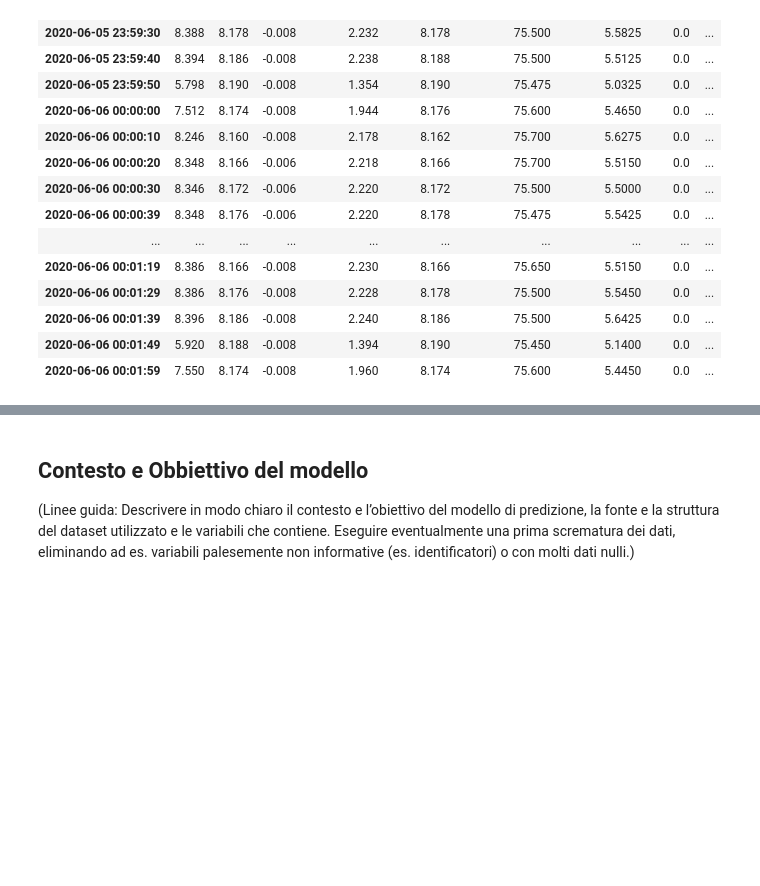
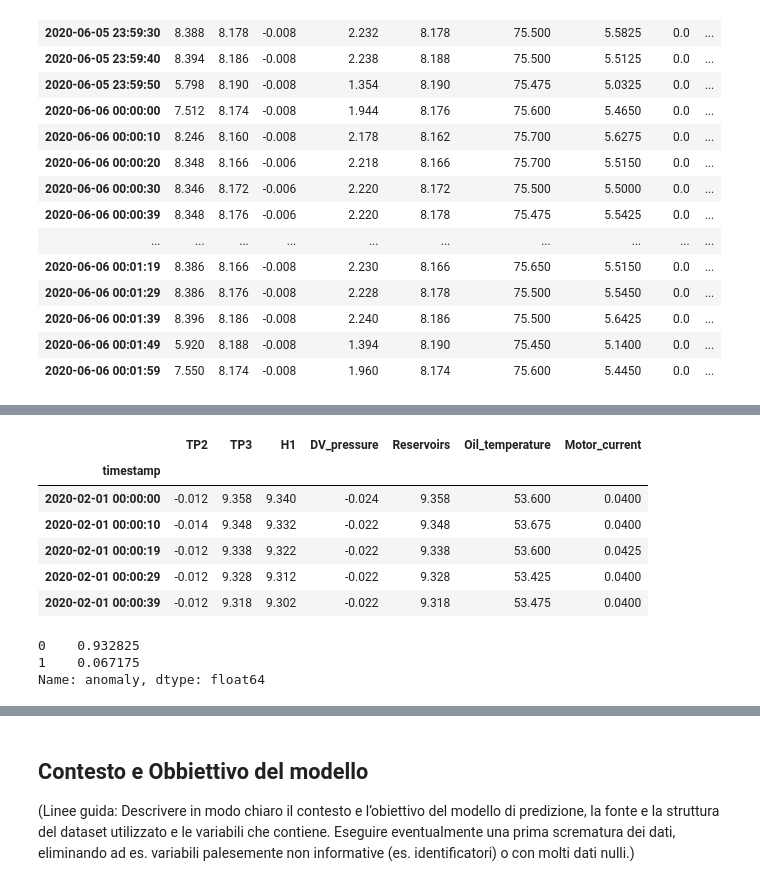
Before and after one commit to AlessandroSciarrillo/DIA-project, a Jupyter notebook: test_metro3.ipynb, the cells around one changed output, grey strips where cells are left out. Cells and saved outputs as stored; diff of their text form; code cells hidden in the pictures; blank space fills up the shorter version.

```diff
--- a/test_metro3.ipynb
+++ b/test_metro3.ipynb
@@ -152,3 +105,62 @@ Name: anomaly, Length: 8657, dtype: int64
+# %%
+all_features = {
+    "TP2": tp2,
+    "TP3": dataset["TP3"],
+    "H1": dataset["H1"],
+    "DV_pressure": dataset["DV_pressure"],
+    "Reservoirs": dataset["Reservoirs"],
+    "Oil_temperature": dataset["Oil_temperature"],
+    "Motor_current": dataset["Motor_current"],
+
+    "COMP": dataset["COMP"].astype(np.uint8),
+    "DV_eletric": dataset["DV_eletric"].astype(np.uint8),
+    "Towers": dataset["Towers"].astype(np.uint8),
+    "MPG": dataset["MPG"].astype(np.uint8),
+    "LPS": dataset["LPS"].astype(np.uint8),
+    "Pressure_switch": dataset["Pressure_switch"].astype(np.uint8),
+    "Oil_level": dataset["Oil_level"].astype(np.uint8),
+    "Caudal_impulses": dataset["Caudal_impulses"].astype(np.uint8),
+}
+
+analog_features = {
+    "TP2": tp2,
+    "TP3": dataset["TP3"],
+    "H1": dataset["H1"],
+    "DV_pressure": dataset["DV_pressure"],
+    "Reservoirs": dataset["Reservoirs"],
+    "Oil_temperature": dataset["Oil_temperature"],
+    "Motor_current": dataset["Motor_current"],
+}
+X = pd.DataFrame(analog_features)
+
+y = dataset["anomaly"].astype(np.uint8)
+
+X.head(5)
+# %% [output]
+|  | TP2 | TP3 | H1 | DV_pressure | Reservoirs | Oil_temperature | Motor_current |
+| timestamp |  |  |  |  |  |  |  |
+| 2020-02-01 00:00:00 | -0.012 | 9.358 | 9.340 | -0.024 | 9.358 | 53.600 | 0.0400 |
+| 2020-02-01 00:00:10 | -0.014 | 9.348 | 9.332 | -0.022 | 9.348 | 53.675 | 0.0400 |
+| 2020-02-01 00:00:19 | -0.012 | 9.338 | 9.322 | -0.022 | 9.338 | 53.600 | 0.0425 |
+| 2020-02-01 00:00:29 | -0.012 | 9.328 | 9.312 | -0.022 | 9.328 | 53.425 | 0.0400 |
+| 2020-02-01 00:00:39 | -0.012 | 9.318 | 9.302 | -0.022 | 9.318 | 53.475 | 0.0400 |
+# %%
+from sklearn.model_selection import train_test_split
+period = X.index.month == 5
+#period &= X.index.month <=6
+X_train, X_val, y_train, y_val = train_test_split(
+    X.loc[period],
+    y.loc[period],
+    test_size=1/3, random_state=42
+)
+
+X_train.index.isin(X_val.index).sum()
+
+y_val.value_counts(normalize=True)
+# %% [output]
+0    0.932825
+1    0.067175
+Name: anomaly, dtype: float64
 # %%
 model = LinearRegression()
 model.fit(X_train, y_train)
```
Also changed, not shown: parts of 18 cells of this notebook.
